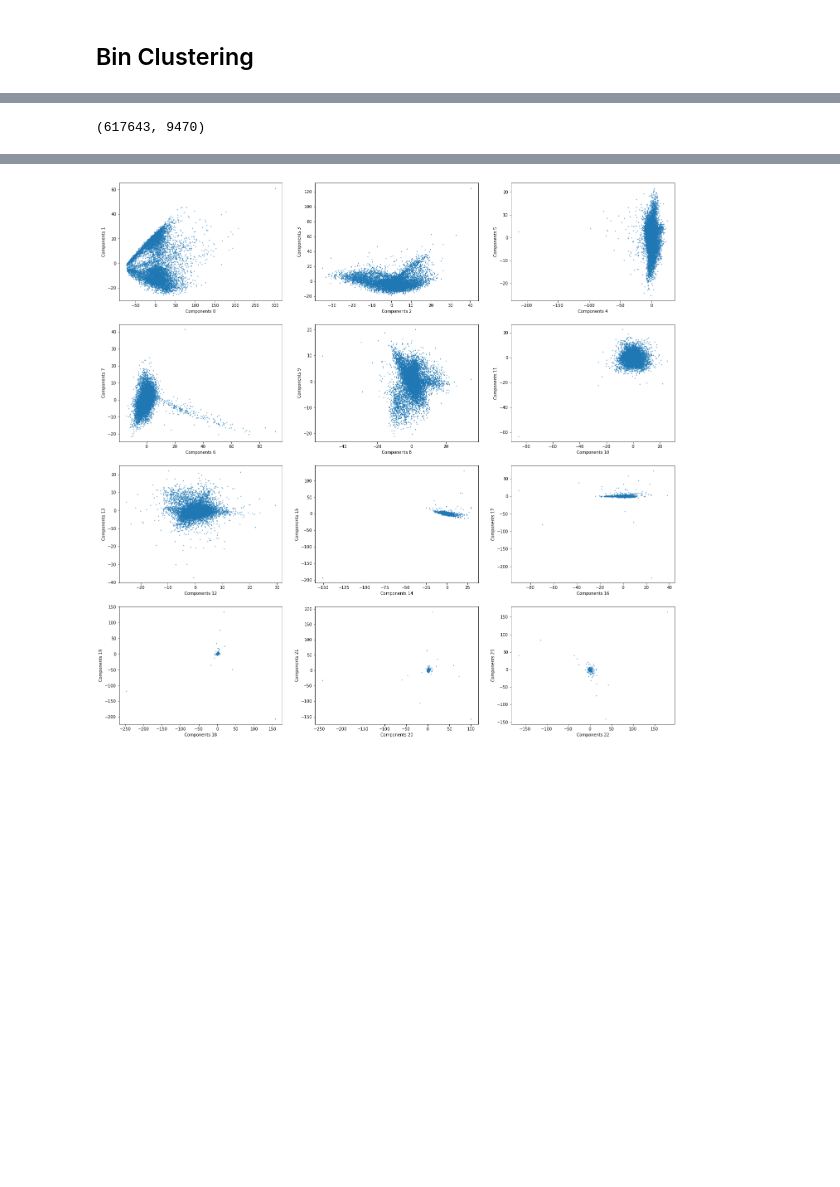
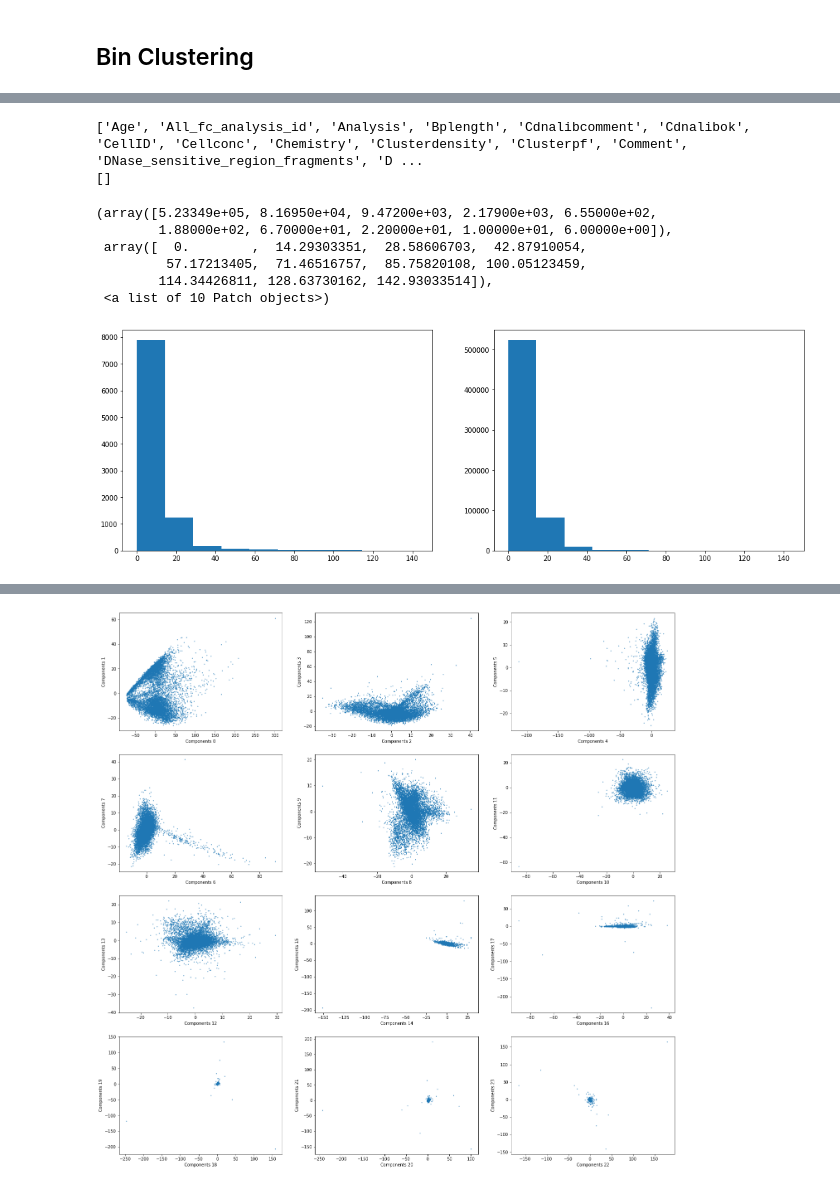
Before and after one commit to linnarsson-lab/chromograph, a Jupyter notebook: notebooks/bin_clustering.ipynb, the cells around one changed output, grey strips where cells are left out. Saved outputs shown, nothing was run; the diff lists cells and outputs as text; code cells hidden in the pictures; blank space fills up the shorter version.

```diff
--- a/notebooks/bin_clustering.ipynb
+++ b/notebooks/bin_clustering.ipynb
@@ -50,0 +63,8 @@ logging.basicConfig(
+# %%
+for i in ['10X232_1', '10X232_2', '10X232_3', '10X232_4']:
+    ft = os.path.join('/data/proj/scATAC/samples/', i, i + '_GA.loom')
+    with loompy.connect(ft, 'r+') as ds:
+        print(ds.shape)
+        print(ds.layers.keys())
+        ds.layers[''] = ds.layers[''].sparse().astype(float)
+        print(ds.layers[''].dtype)
@@ -50,0 +84,10 @@ logging.basicConfig(
+# %%
+ft = ['/data/proj/scATAC/chromograph/build_20200213/Cerebellum_GA.loom', '/data/proj/scATAC/chromograph/build_20200213/Cerebellum.loom']
+
+with loompy.connect(ft[0]) as dsg:
+    with loompy.connect(ft[1]) as ds:
+        print(dsg.ca.keys())
+        print(dsg.col_graphs.keys())
+# %% [output]
+['Age', 'All_fc_analysis_id', 'Analysis', 'Bplength', 'Cdnalibcomment', 'Cdnalibok', 'CellID', 'Cellconc', 'Chemistry', 'Clusterdensity', 'Clusterpf', 'Comment', 'DNase_sensitive_region_fragments', 'D ...
+[]
@@ -51,11 +166,36 @@ logging.basicConfig(
+# %%
+build = '/data/proj/scATAC/chromograph/build_20191205/'
+with loompy.connect(os.path.join(build, 'Midbrain.loom'), 'r') as ds:
+    tf_idf = TF_IDF()
+    tf_idf.fit(ds)
+    X = np.zeros((ds.shape[0], ds.shape[1]))
+    for (ix, selection, view) in ds.scan(axis=1):
+        X[:,selection] = tf_idf.transform(view[:,:], selection)
+        logging.info(f'transformed {max(selection)} cells')
+# %%
+mx = np.max(X, axis=0)
+my = np.max(X, axis=1)
+# %%
+fig = plt.figure(figsize=(18,6))
+ax1 = fig.add_subplot(121)
+ax1.hist(mx)
+ax2 = fig.add_subplot(122)
+ax2.hist(my)
+# %% [output]
+(array([5.23349e+05, 8.16950e+04, 9.47200e+03, 2.17900e+03, 6.55000e+02,
+        1.88000e+02, 6.70000e+01, 2.20000e+01, 1.00000e+01, 6.00000e+00]),
+ array([  0.        ,  14.29303351,  28.58606703,  42.87910054,
+         57.17213405,  71.46516757,  85.75820108, 100.05123459,
+        114.34426811, 128.63730162, 142.93033514]),
+ <a list of 10 Patch objects>)
+[figure, added]
 # %%
 if not os.path.isdir(outdir):
     os.mkdir(outdir)
 # %%
-ds = loompy.connect(f, mode='r+')
+ds = loompy.connect(f, mode='r')
 print(ds.shape)
+print(ds.ra.keys())
-# %% [output]
-(617643, 9470)
 # %%
 blayer = '{}kb_bins'.format(int(ds.attrs['bin_size'] / 1000))
 blayer
```
Also changed, not shown: parts of 15 cells of this notebook, 11 other files.
